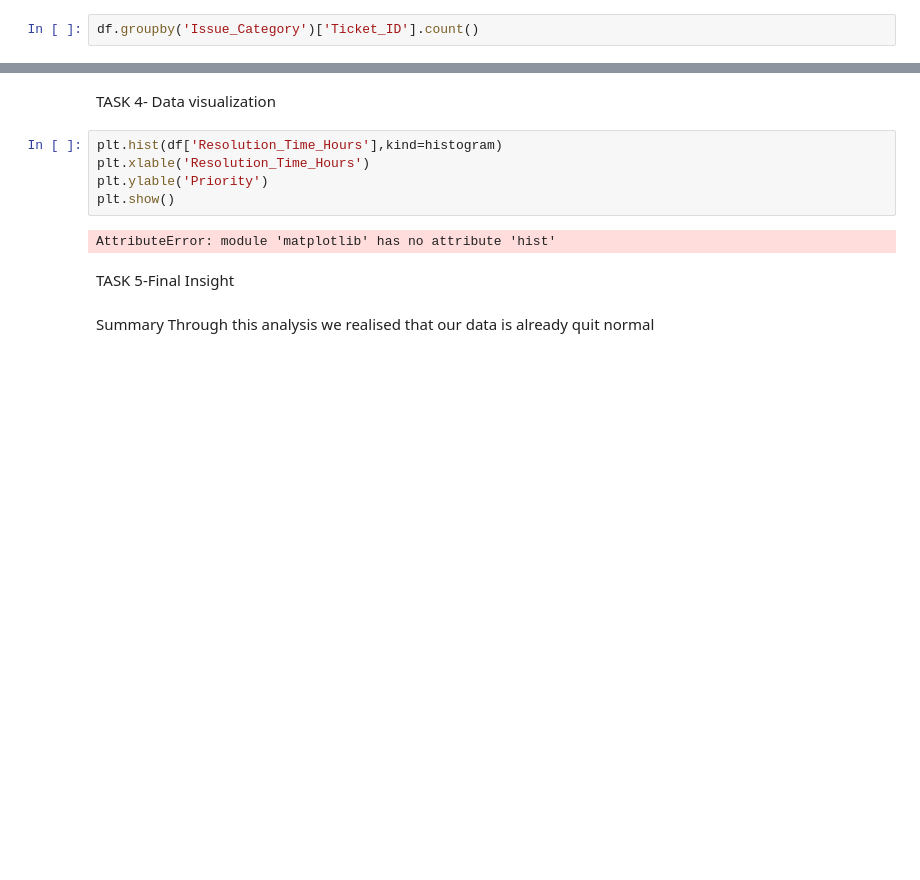
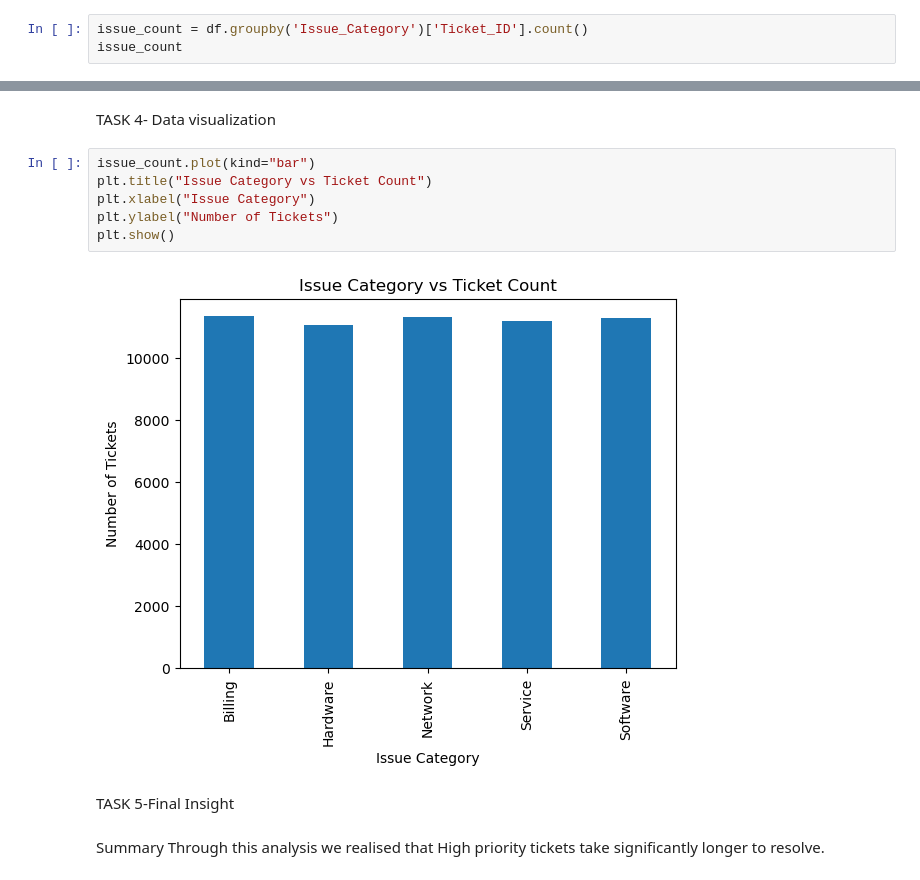
Before and after one commit to poojasuthar456/Python_rnw, a Jupyter notebook: one/hackathon/Pooja_10581_Python_analyzer_SET-B.ipynb, the cells around one changed output, grey strips where cells are left out. Saved outputs shown, nothing was run; the diff lists cells and outputs as text; blank space fills up the shorter version.

```diff
--- a/one/hackathon/Pooja_10581_Python_analyzer_SET-B.ipynb
+++ b/one/hackathon/Pooja_10581_Python_analyzer_SET-B.ipynb
@@ -110,7 +161,8 @@ But We also show that the data is Kurtosis so to make it normal we have to perfo
 # %% [markdown]
 Task-3 Business/ Operational Data Analysis
 # %%
-df.groupby('Issue_Category')['Ticket_ID'].count()
+issue_count = df.groupby('Issue_Category')['Ticket_ID'].count()
+issue_count
 # %% [output]
 Issue_Category
 Billing     11344
@@ -135,14 +223,15 @@ Here shows Resolution time according to Their Priority and Critical is it's lowe
 # %% [markdown]
 TASK 4- Data visualization
 # %%
-plt.hist(df['Resolution_Time_Hours'],kind=histogram)
-plt.xlable('Resolution_Time_Hours')
-plt.ylable('Priority')
+issue_count.plot(kind="bar")
+plt.title("Issue Category vs Ticket Count")
+plt.xlabel("Issue Category")
+plt.ylabel("Number of Tickets")
 plt.show()
 # %% [output]
-AttributeError: module 'matplotlib' has no attribute 'hist'
+[figure, added]
 # %% [markdown]
 TASK 5-Final Insight
 # %% [markdown]
 Summary
-Through this analysis we realised that our data is already quit normal
+Through this analysis we realised that High priority tickets take significantly longer to resolve.
```
Also changed, not shown: parts of 17 cells of this notebook.
